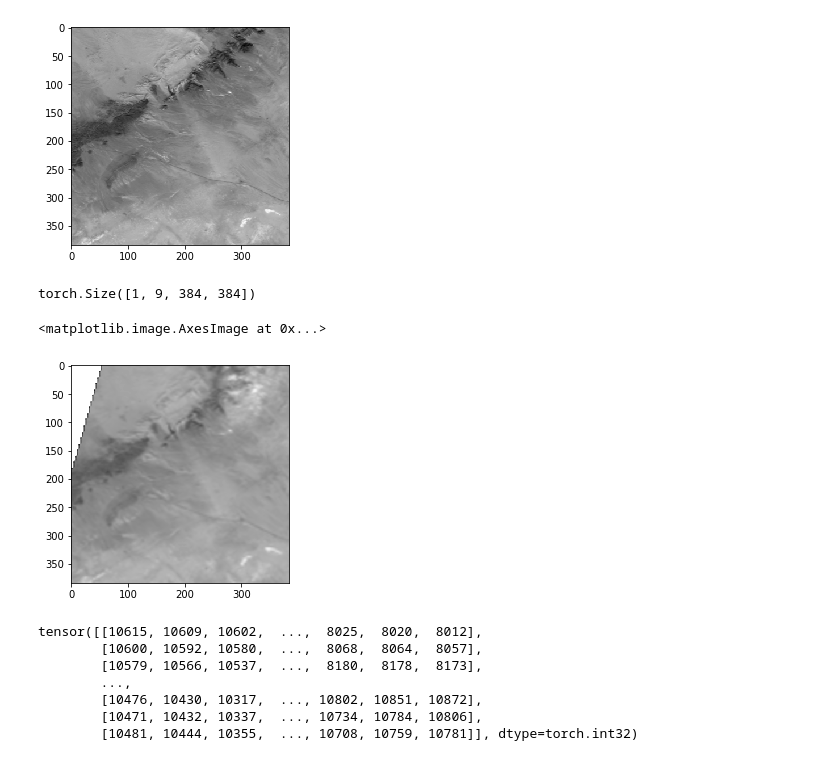
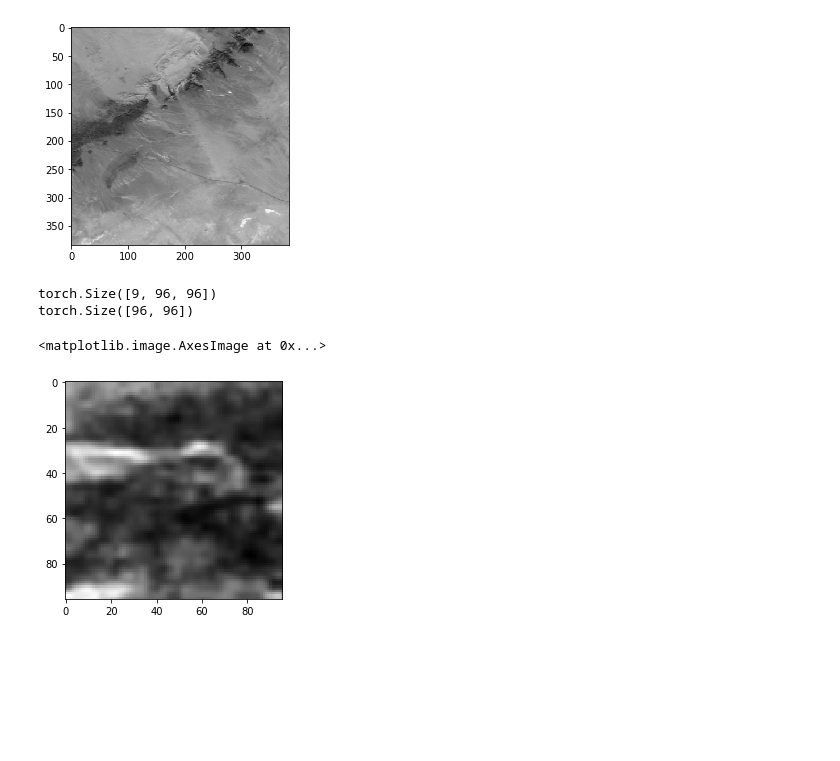
Before and after one commit to Jason-Dong/satelliteSuperRes, a Jupyter notebook: Main.ipynb, the cells around one changed output. Drawn from its saved outputs; the diff is of its cells as text; code cells hidden in the pictures; blank space fills up the shorter version.

```diff
--- a/Main.ipynb
+++ b/Main.ipynb
@@ -17,24 +17,19 @@ plt.imshow(img, cmap='gray')
 # %%
 from data import *
 # %%
-oof = TrainNIRDataset(upsample=True)
+oof = TrainREDDataset(upsample=True)
+batch=oof[0]
 # %%
-print(oof[0]['LR'].shape)
+print(batch['LR'].shape)
+print(batch['HR'].shape)
 # %% [output]
-torch.Size([1, 9, 384, 384])
+torch.Size([9, 96, 96])
+torch.Size([96, 96])
 # %%
-plt.imshow(oof[0]['LR'][0][0], cmap='gray')
+plt.imshow(batch['LR'][0], cmap='gray')
 # %% [output]
 <matplotlib.image.AxesImage at 0x...>
-[figure, old version]
+[figure, new version]
 # %%
-print(oof[0]['LR'][0][0])
+print(batch['LR'][0][0])
-# %% [output]
-tensor([[10615, 10609, 10602,  ...,  8025,  8020,  8012],
-        [10600, 10592, 10580,  ...,  8068,  8064,  8057],
-        [10579, 10566, 10537,  ...,  8180,  8178,  8173],
-        ...,
-        [10476, 10430, 10317,  ..., 10802, 10851, 10872],
-        [10471, 10432, 10337,  ..., 10734, 10784, 10806],
-        [10481, 10444, 10355,  ..., 10708, 10759, 10781]], dtype=torch.int32)
 # %%
```
Also changed, not shown: parts of 2 cells of this notebook, 2 other files.
